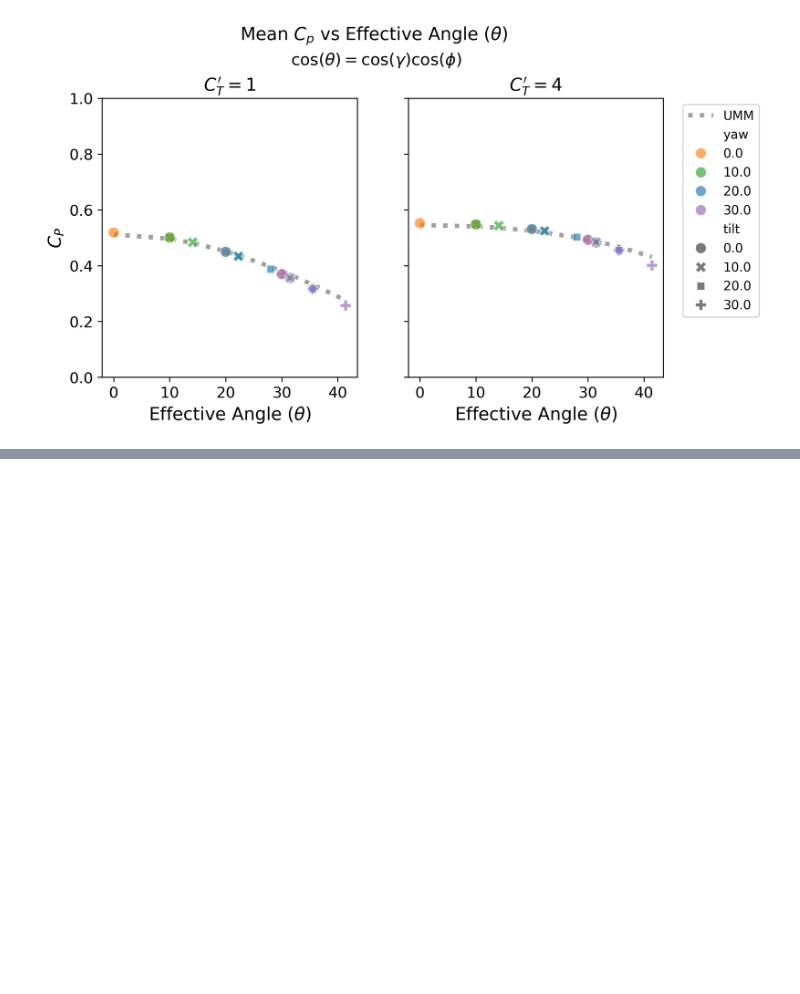
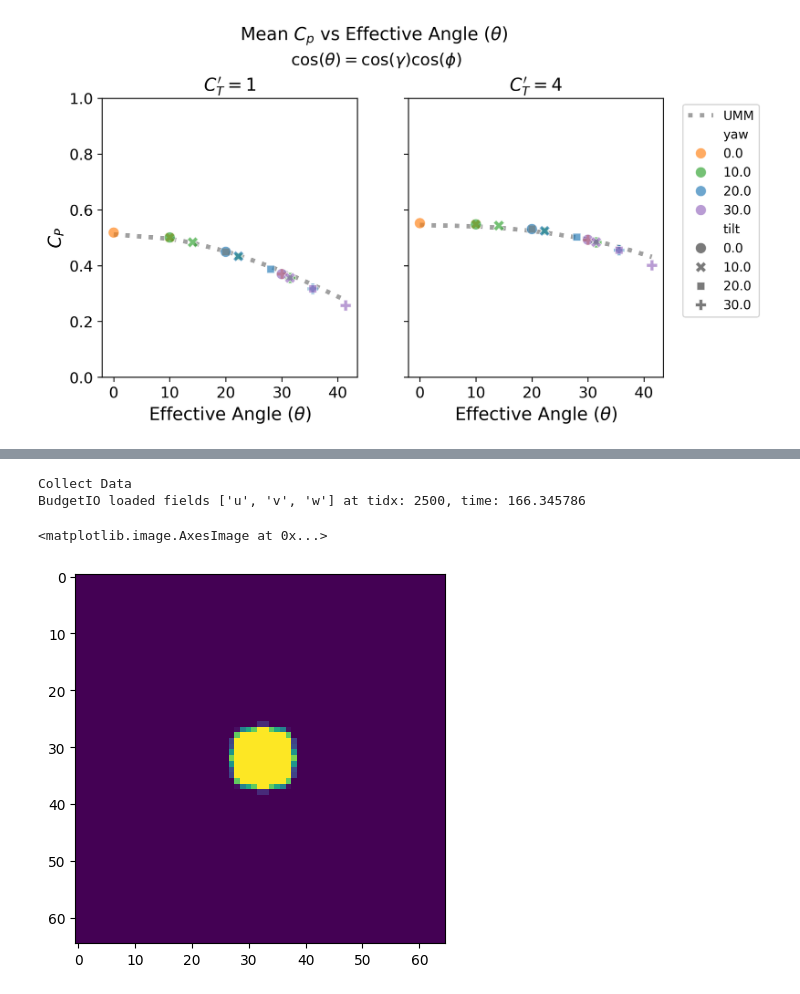
Before and after one commit to skygering/SimsPadeOps, a Jupyter notebook: analysis/B_0001_X_plots.ipynb, the cells around one changed output, grey strips where cells are left out. Drawn from its saved outputs; the diff is of its cells as text; code cells hidden in the pictures; blank space fills up the shorter version.

Commit message:
Add streamtube code

```diff
--- a/analysis/B_0001_X_plots.ipynb
+++ b/analysis/B_0001_X_plots.ipynb
@@ -144,0 +149,19 @@ leg = leg.set_bbox_to_anchor(bb, transform = ax0.transAxes)
+# %%
+run_folder = au.get_run_folder(sim_folder, 0)
+sim = pio.BudgetIO(run_folder, padeops = True, runid = 0, normalize_origin="turbine")
+# %%
+def get_steamtube_inputs(sim, tidx):
+    print("Collect Data")
+    fields = ["u", "v", "w", "x", "y", "z"]
+    xlim = [-5, 20]
+    ylim = [-2.5, 2.5]
+    zlim = [-2.5, 2.5]
+    ds = sim.slice(field_terms=fields, xlim = xlim, ylim = ylim, zlim = zlim, tidx = tidx)
+    return ds
+# %%
+ds = get_steamtube_inputs(sim, 2500)
+# %% [output]
+Collect Data
+BudgetIO loaded fields ['u', 'v', 'w'] at tidx: 2500, time: 166.345786
+# %%
+stream = streamtube.Streamtube(ds.x, ds.y, ds.z, ds.u, ds.v, ds.w)
@@ -144,0 +171,6 @@ leg = leg.set_bbox_to_anchor(bb, transform = ax0.transAxes)
+# %%
+fig, ax = plt.subplots()
+ax.imshow(stream.mask[250, :, :])
+# %% [output]
+<matplotlib.image.AxesImage at 0x...>
+[figure, added]
```
Also changed, not shown: parts of 4 cells of this notebook.
